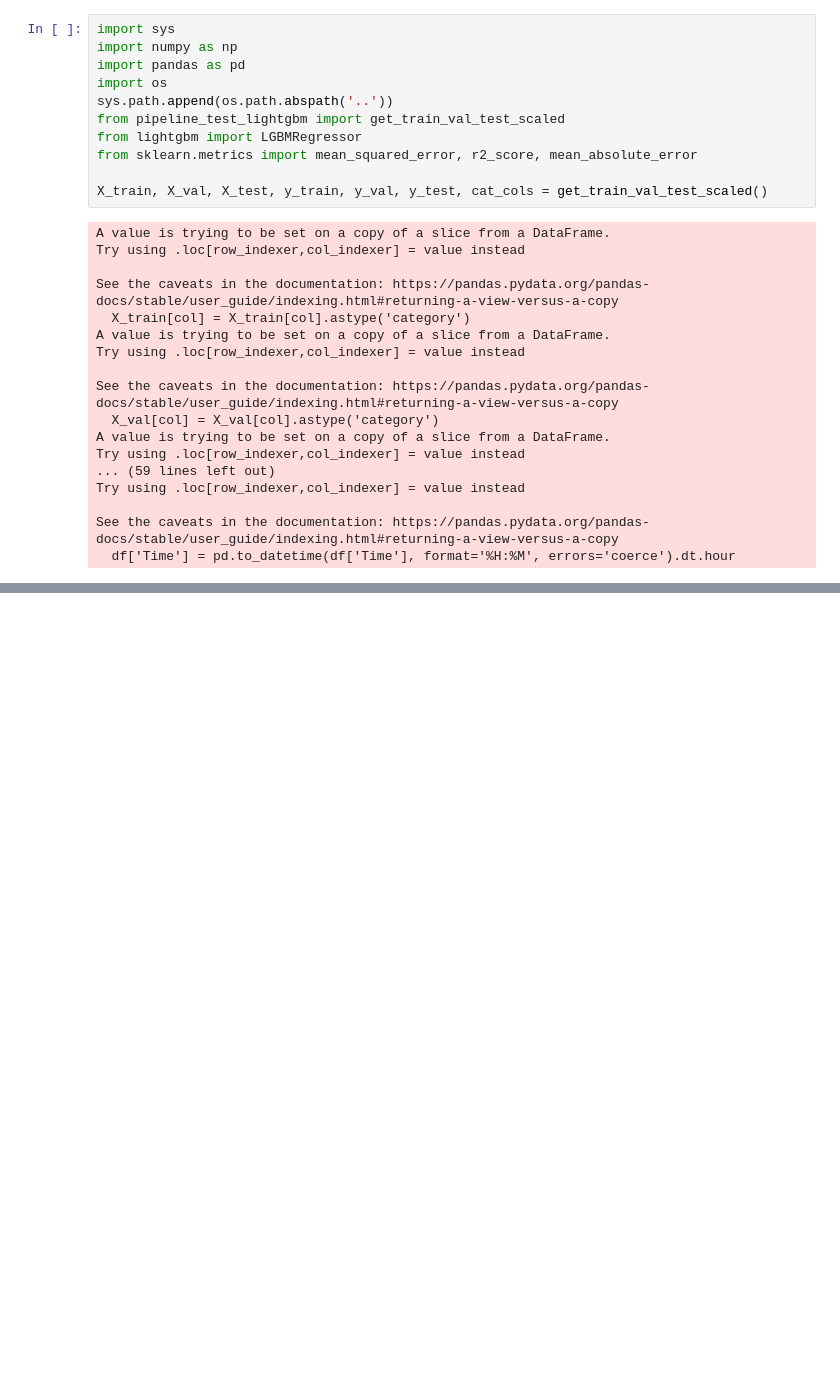
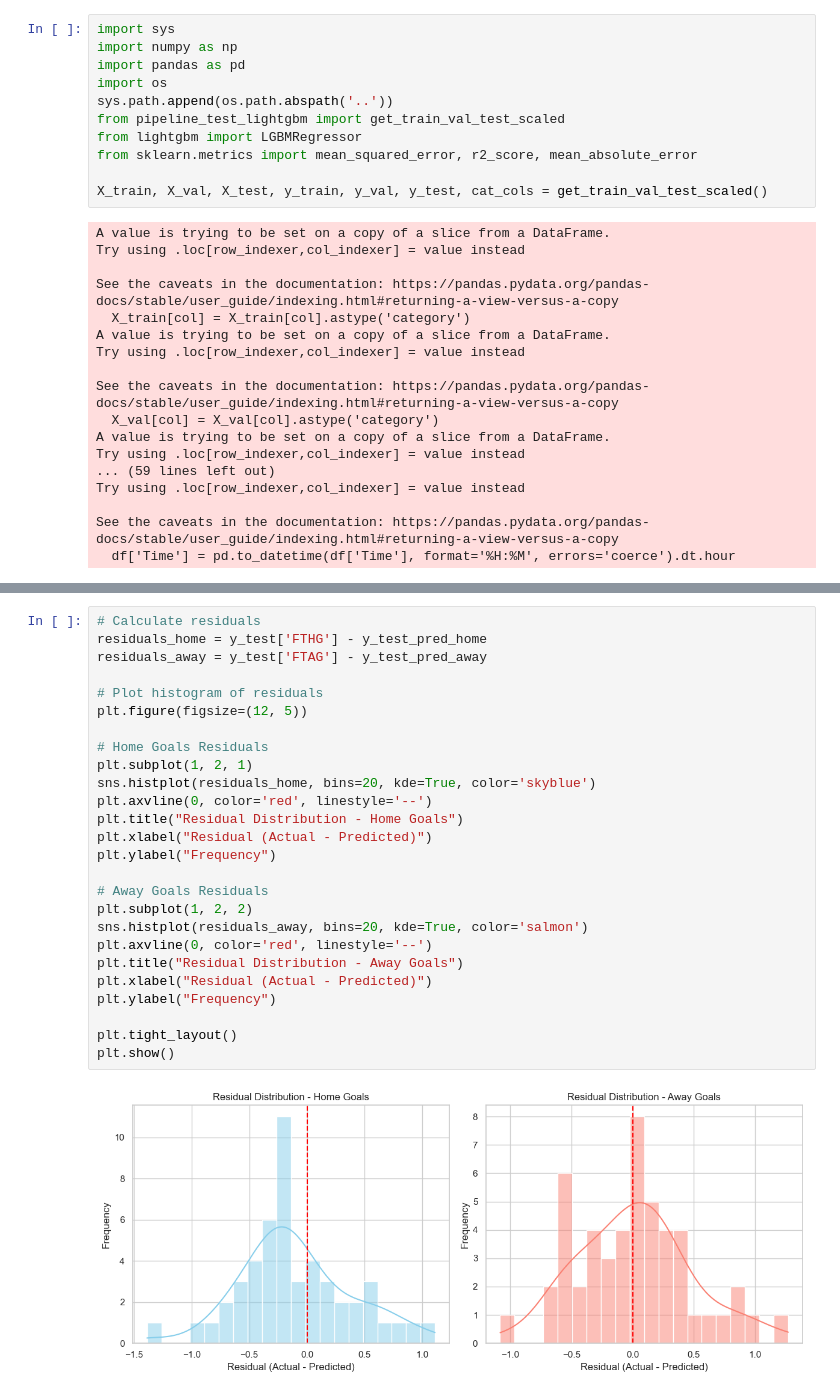
Before and after one commit to gregfu05/Premier_League_Match_Predictor, a Jupyter notebook: notebooks/LightGBM_evaluation.ipynb, the cells around one changed output, grey strips where cells are left out. Saved outputs shown, nothing was run; the diff lists cells and outputs as text; blank space fills up the shorter version.

```diff
--- a/notebooks/LightGBM_evaluation.ipynb
+++ b/notebooks/LightGBM_evaluation.ipynb
@@ -322,0 +365,28 @@ Home MAE: 0.6558, Away MAE: 0.4572, Combined MAE: 0.5565
+# %%
+# Calculate residuals
+residuals_home = y_test['FTHG'] - y_test_pred_home
+residuals_away = y_test['FTAG'] - y_test_pred_away
+
+# Plot histogram of residuals
+plt.figure(figsize=(12, 5))
+
+# Home Goals Residuals
+plt.subplot(1, 2, 1)
+sns.histplot(residuals_home, bins=20, kde=True, color='skyblue')
+plt.axvline(0, color='red', linestyle='--')
+plt.title("Residual Distribution - Home Goals")
+plt.xlabel("Residual (Actual - Predicted)")
+plt.ylabel("Frequency")
+
+# Away Goals Residuals
+plt.subplot(1, 2, 2)
+sns.histplot(residuals_away, bins=20, kde=True, color='salmon')
+plt.axvline(0, color='red', linestyle='--')
+plt.title("Residual Distribution - Away Goals")
+plt.xlabel("Residual (Actual - Predicted)")
+plt.ylabel("Frequency")
+
+plt.tight_layout()
+plt.show()
+# %% [output]
+[figure, added]
```
Also changed, not shown: parts of 8 cells of this notebook, 2 other files.
